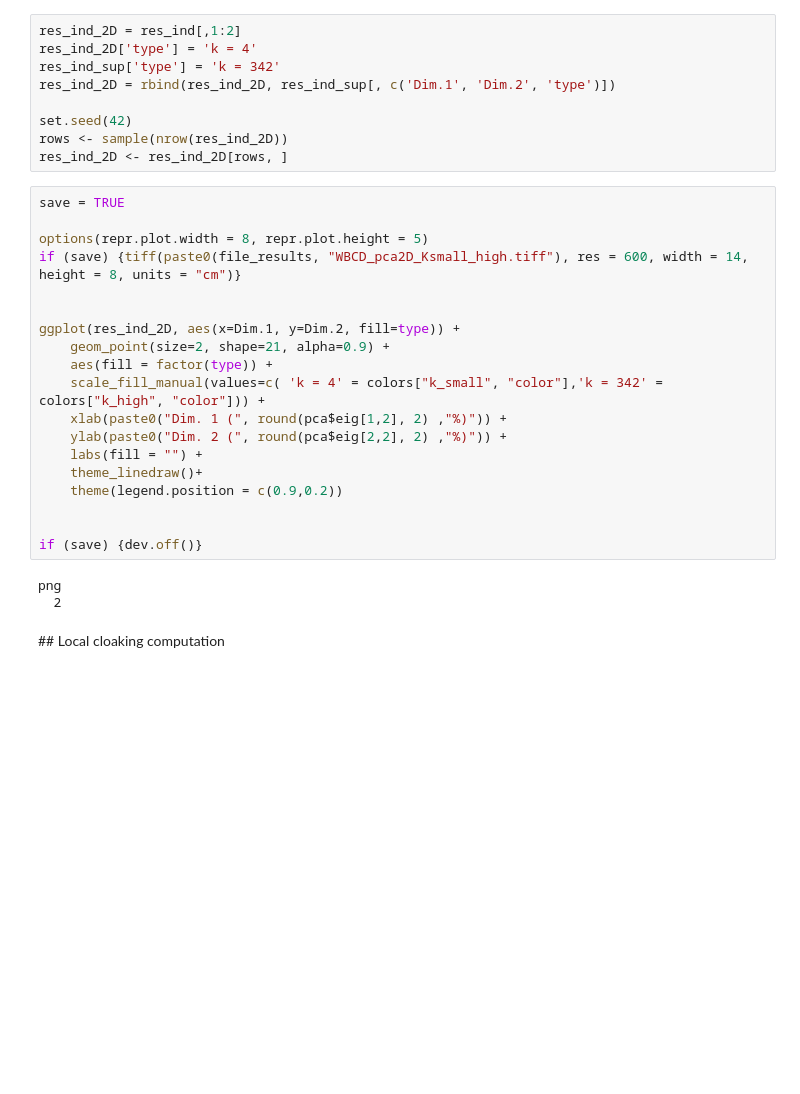
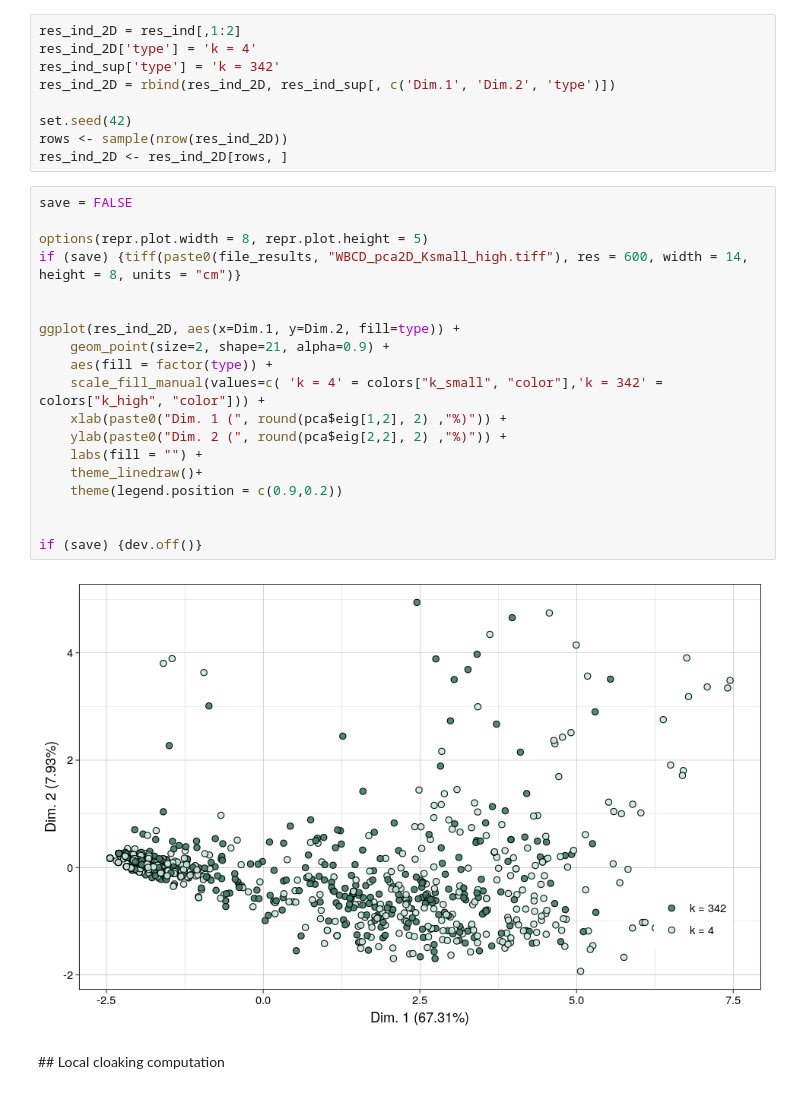
Before and after one commit to octopize/avatar-paper, a Jupyter notebook: notebooks/final_figure/messageC_WBCD_R.ipynb, the cells around one changed output. Drawn from its saved outputs; the diff is of its cells as text; blank space fills up the shorter version.

```diff
--- a/notebooks/final_figure/messageC_WBCD_R.ipynb
+++ b/notebooks/final_figure/messageC_WBCD_R.ipynb
@@ -110,27 +120,26 @@ set.seed(42)
 rows <- sample(nrow(res_ind_2D))
 res_ind_2D <- res_ind_2D[rows, ]
 # %%
-save = TRUE
+save = FALSE
 
 options(repr.plot.width = 8, repr.plot.height = 5)
 if (save) {tiff(paste0(file_results, "WBCD_pca2D_Ksmall_high.tiff"), res = 600, width = 14, height = 8, units = "cm")}
 
 
 ggplot(res_ind_2D, aes(x=Dim.1, y=Dim.2, fill=type)) +
     geom_point(size=2, shape=21, alpha=0.9) +
     aes(fill = factor(type)) +
     scale_fill_manual(values=c( 'k = 4' = colors["k_small", "color"],'k = 342' =  colors["k_high", "color"])) +
     xlab(paste0("Dim. 1 (", round(pca$eig[1,2], 2) ,"%)")) +
     ylab(paste0("Dim. 2 (", round(pca$eig[2,2], 2) ,"%)")) +
     labs(fill = "") +
     theme_linedraw()+
     theme(legend.position = c(0.9,0.2))
 
 
 if (save) {dev.off()}
 # %% [output]
-png
-  2
+[figure, added]
 # %% [markdown]
 ## Local cloaking computation
 # %%
```
Also changed, not shown: parts of 6 cells of this notebook, 1 other file.
